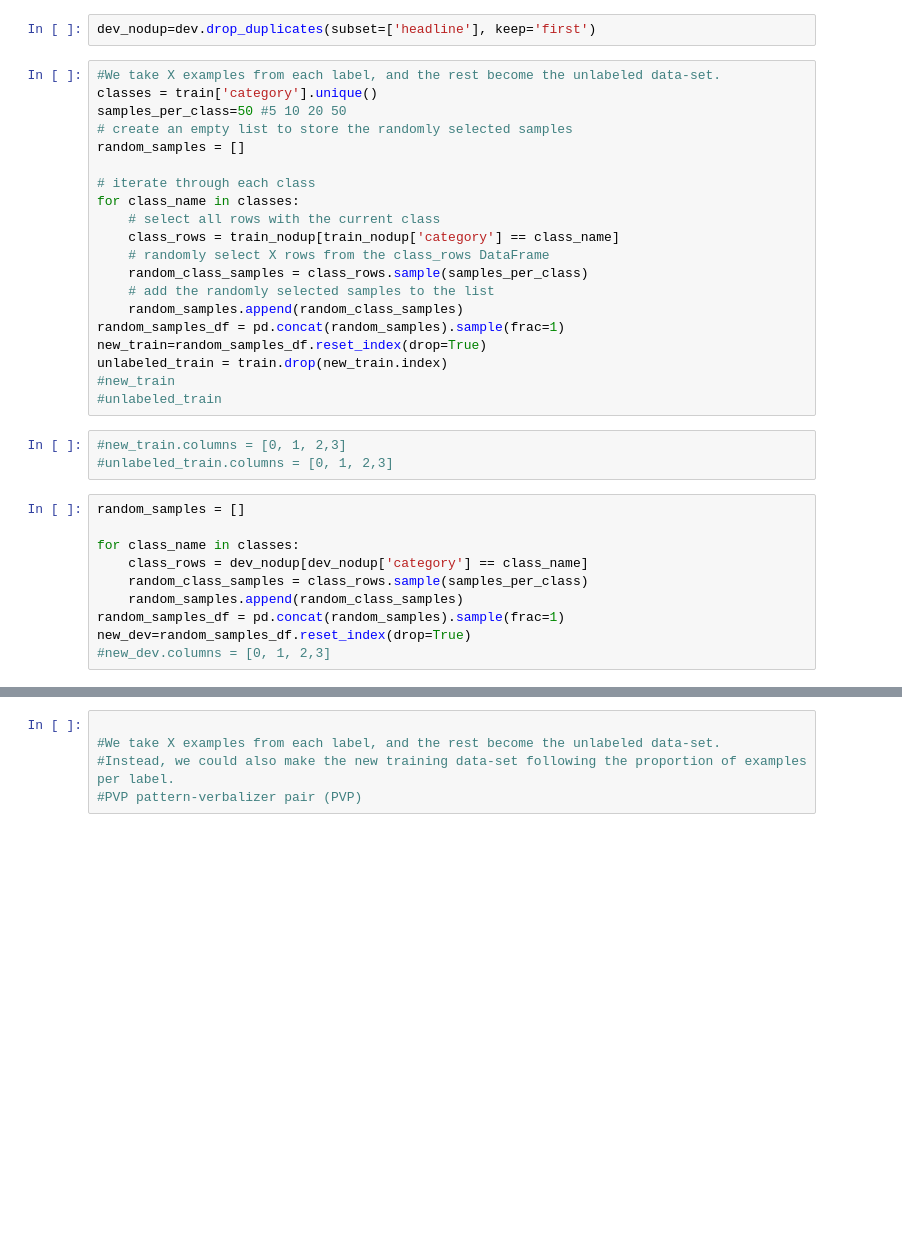
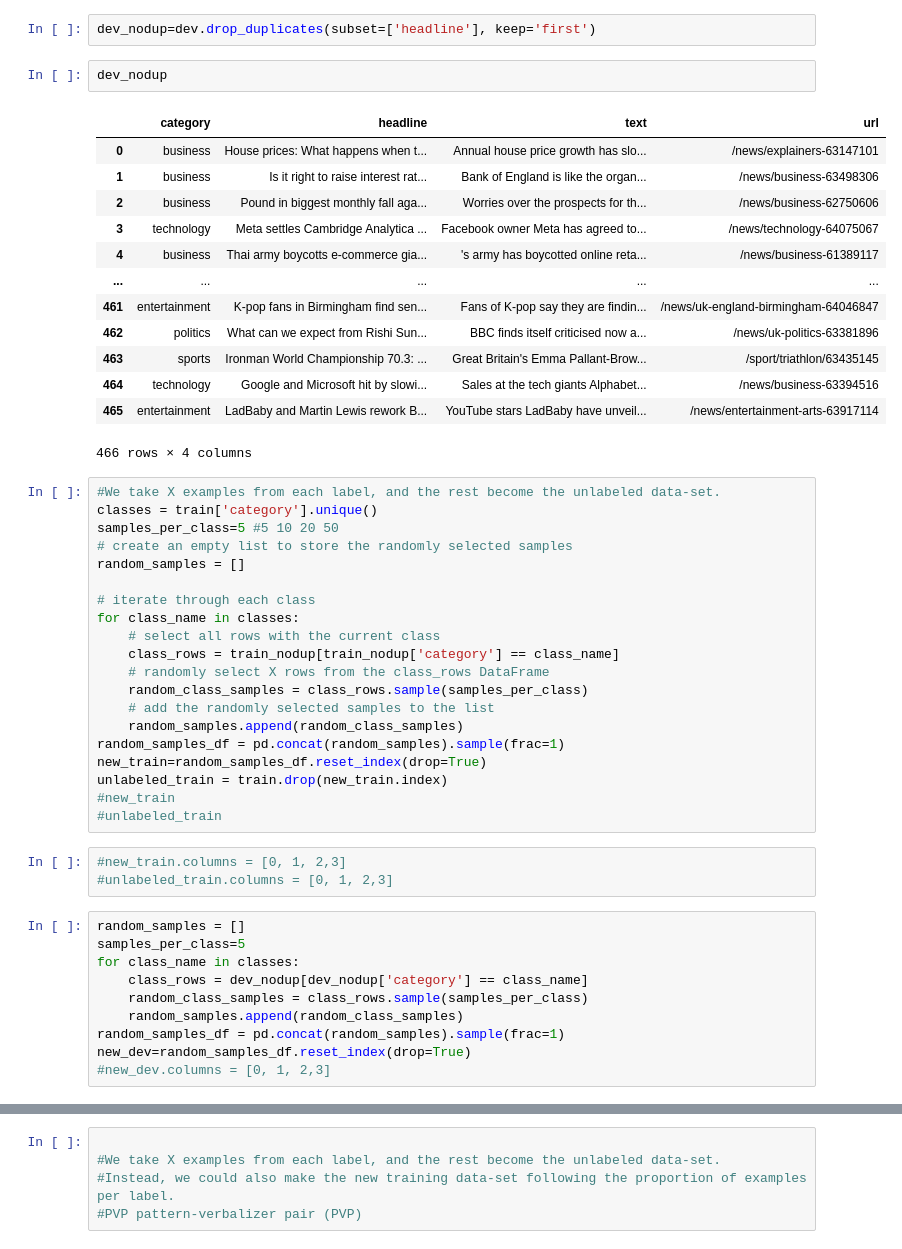
Before and after one commit to masakhane-io/masakhane-news, a Jupyter notebook: pet-sample.ipynb, the cells around one changed output, grey strips where cells are left out. Drawn from its saved outputs; the diff is of its cells as text; blank space fills up the shorter version.

```diff
--- a/pet-sample.ipynb
+++ b/pet-sample.ipynb
@@ -83,10 +97,26 @@ dev[dev.iloc[:,1].duplicated(keep=False).values]
 |  | category | headline | text | url |
 # %%
 dev_nodup=dev.drop_duplicates(subset=['headline'], keep='first')
+# %%
+dev_nodup
+# %% [output]
+|  | category | headline | text | url |
+| 0 | business | House prices: What happens when t... | Annual house price growth has slo... | /news/explainers-63147101 |
+| 1 | business | Is it right to raise interest rat... | Bank of England is like the organ... | /news/business-63498306 |
+| 2 | business | Pound in biggest monthly fall aga... | Worries over the prospects for th... | /news/business-62750606 |
+| 3 | technology | Meta settles Cambridge Analytica ... | Facebook owner Meta has agreed to... | /news/technology-64075067 |
+| 4 | business | Thai army boycotts e-commerce gia... | 's army has boycotted online reta... | /news/business-61389117 |
+| ... | ... | ... | ... | ... |
+| 461 | entertainment | K-pop fans in Birmingham find sen... | Fans of K-pop say they are findin... | /news/uk-england-birmingham-64046847 |
+| 462 | politics | What can we expect from Rishi Sun... | BBC finds itself criticised now a... | /news/uk-politics-63381896 |
+| 463 | sports | Ironman World Championship 70.3: ... | Great Britain's Emma Pallant-Brow... | /sport/triathlon/63435145 |
+| 464 | technology | Google and Microsoft hit by slowi... | Sales at the tech giants Alphabet... | /news/business-63394516 |
+| 465 | entertainment | LadBaby and Martin Lewis rework B... | YouTube stars LadBaby have unveil... | /news/entertainment-arts-63917114 |
+466 rows × 4 columns
 # %%
 #We take X examples from each label, and the rest become the unlabeled data-set.
 classes = train['category'].unique()
-samples_per_class=50 #5 10 20 50
+samples_per_class=5 #5 10 20 50
 # create an empty list to store the randomly selected samples
 random_samples = []
 
@@ -108,7 +138,7 @@ unlabeled_train = train.drop(new_train.index)
 #unlabeled_train.columns = [0, 1, 2,3]
 # %%
 random_samples = []
-
+samples_per_class=5
 for class_name in classes:
     class_rows = dev_nodup[dev_nodup['category'] == class_name]
     random_class_samples = class_rows.sample(samples_per_class)
```
Also changed, not shown: parts of 13 cells of this notebook, 47 other files.
